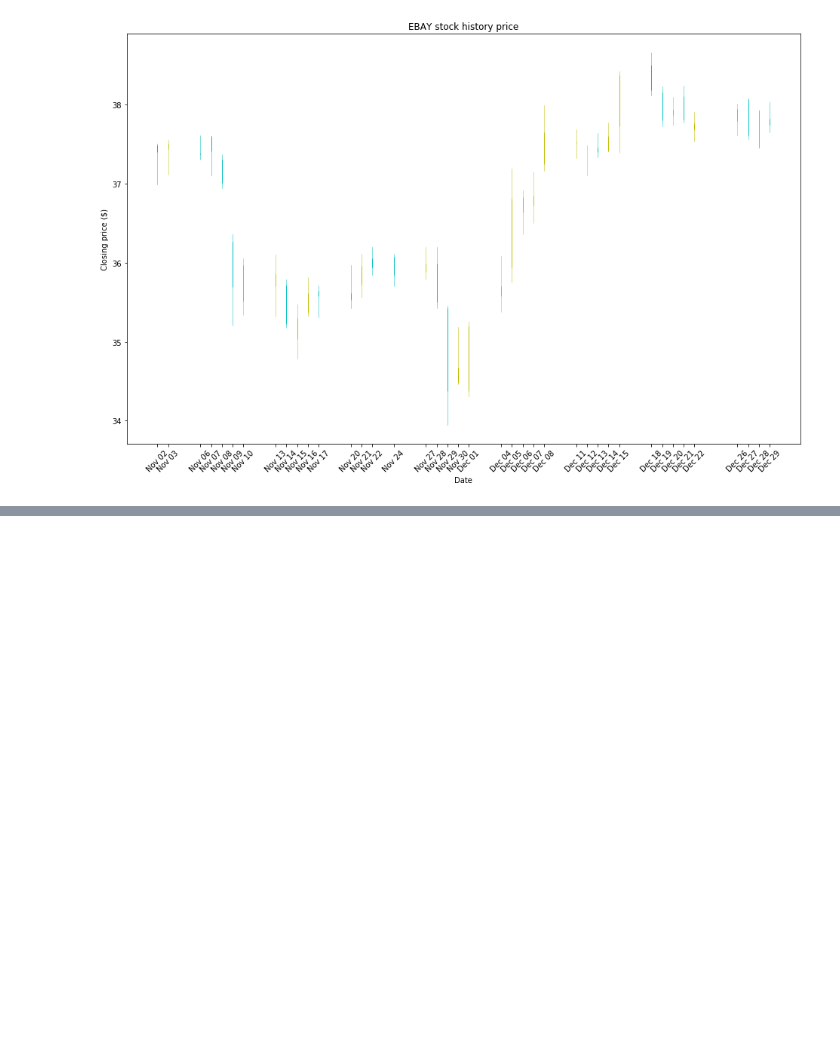
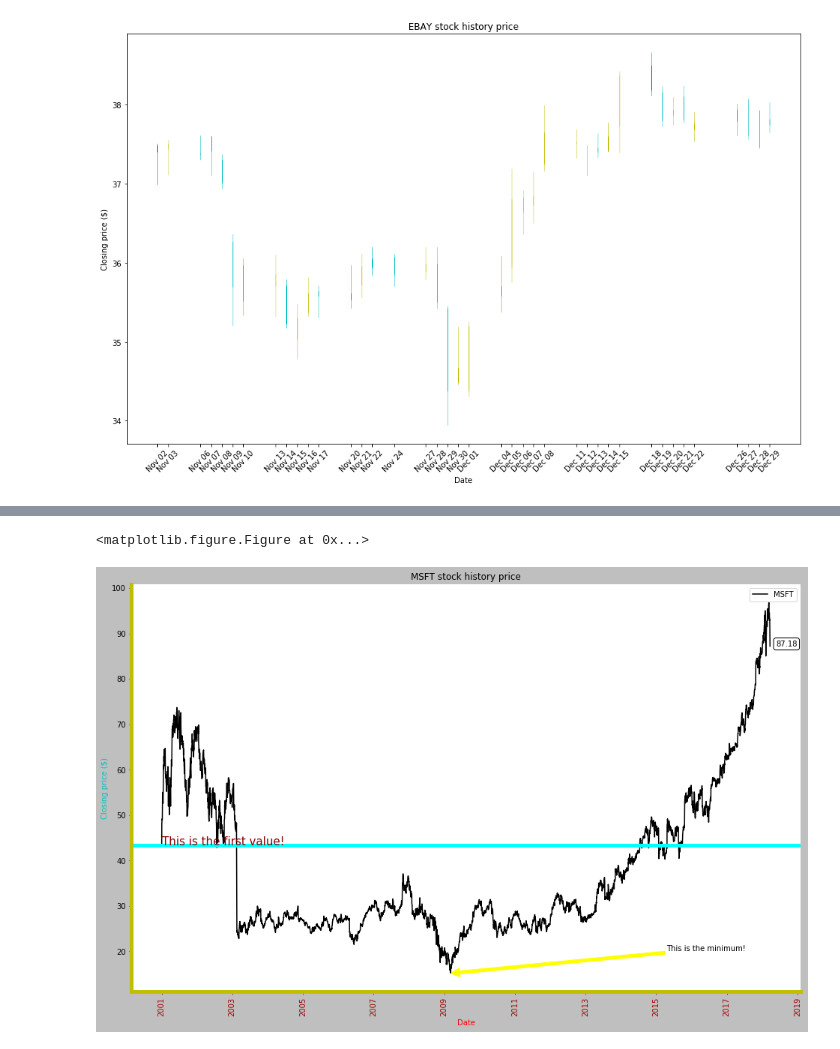
Before and after one commit to davidcampelo/data-science-tests, a Jupyter notebook: 5 - Matplotlib Stock prices visualization.ipynb, the cells around one changed output, grey strips where cells are left out. Cells and saved outputs as stored; diff of their text form; code cells hidden in the pictures; blank space fills up the shorter version.

Commit message:
Added styles and annotations

```diff
--- a/5 - Matplotlib Stock prices visualization.ipynb
+++ b/5 - Matplotlib Stock prices visualization.ipynb
@@ -213,0 +239,62 @@ plt.show()
+# %%
+# Applying a style from the list of available
+style.use('grayscale')
+
+stocks_code='MSFT'
+stocks = get_stocks_history(stocks_code, '2001-01-01', '2018-12-31')
+
+dates = stocks.index
+values = stocks['close'].values
+
+# Clear matplotlib canvas
+plt.clf()
+# Create figure to set canvas size
+fig = plt.figure(figsize=(16,10))
+
+# crate axis variable to make changes
+ax1 = plt.subplot2grid((1,1), (0,0))
+
+#Plot main line
+ax1.plot(dates, values, label=stocks_code)
+
+# Rotating labels of x-axis
+for label in ax1.xaxis.get_ticklabels():
+    label.set_rotation(90)
+
+# Changing spines configurations
+ax1.spines['right'].set_visible(False)
+ax1.spines['top'].set_visible(False)
+ax1.spines['left'].set_color('y')
+ax1.spines['left'].set_linewidth(5)
+ax1.spines['bottom'].set_color('y')
+ax1.spines['bottom'].set_linewidth(5)
+ax1.tick_params(axis='x', colors='#A00000')
+
+# drawing a line to mark the price Series started
+ax1.axhline(values[-1], color='cyan', linewidth=5) # remember the DataFrame has inverted order
+
+# text and annotations
+font_dict = {'family':'sans-serif',
+             'color':'darkred',
+             'size':15}
+ax1.text(dates[-1], values[-1],'This is the first value!', fontdict=font_dict)
+min_index = np.argmin(values, axis=0)
+ax1.annotate('This is the minimum!',(dates[min_index],values[min_index]),
+             xytext=(0.8, 0.1), textcoords='axes fraction',
+             arrowprops = dict(facecolor='blue',color='yellow'))
+bbox_props = dict(boxstyle='round',fc='w', ec='k',lw=1)
+ax1.annotate(str(values[0]), (dates[0], values[0]),
+             xytext = (dates[0] + dt.timedelta(days=60), values[0]), bbox=bbox_props)
+
+# Set label colors
+ax1.xaxis.label.set_color('r')
+ax1.yaxis.label.set_color('c')
+
+plt.title(stocks_code+' stock history price')
+plt.xlabel('Date')
+plt.ylabel('Closing price ($)')
+plt.legend()
+plt.show()
+# %% [output]
+<matplotlib.figure.Figure at 0x...>
+[figure, added]
```
Also changed, not shown: parts of 3 cells of this notebook.
